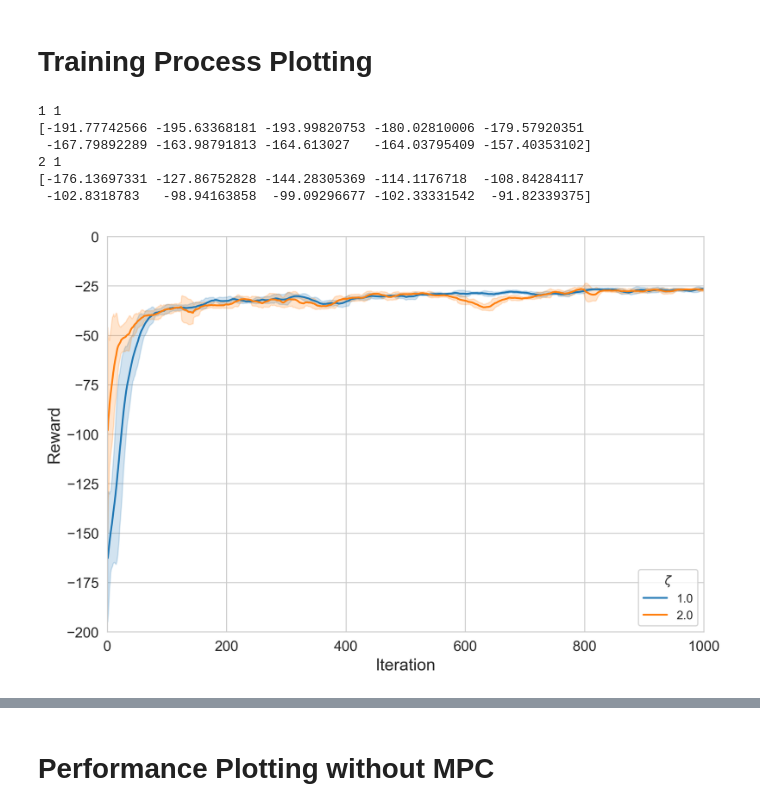
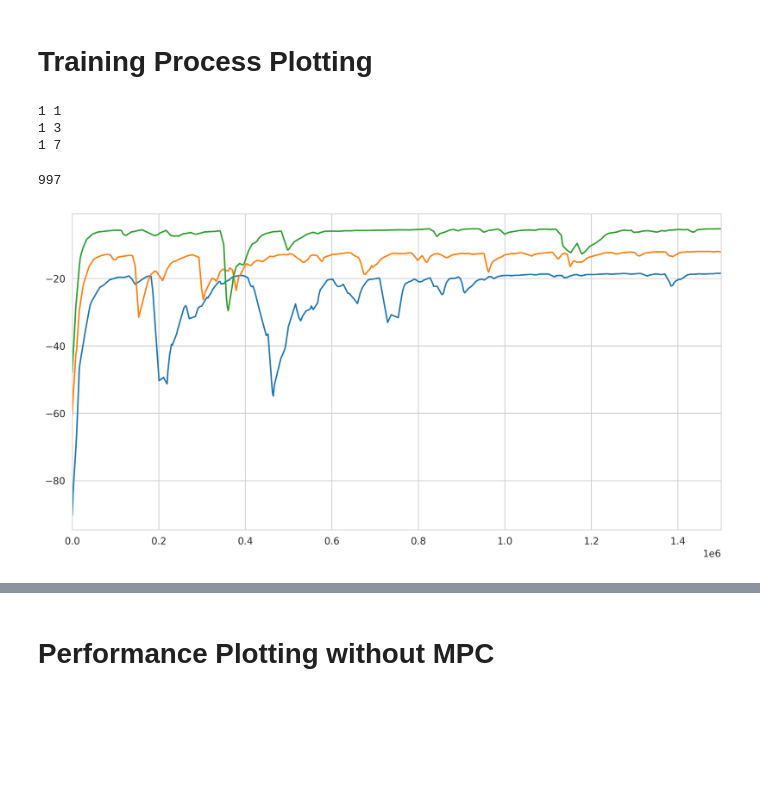
Before and after one commit to qiuruiyu/PDRL, a Jupyter notebook: draw.ipynb, the cells around one changed output, grey strips where cells are left out. Drawn from its saved outputs; the diff is of its cells as text; code cells hidden in the pictures; blank space fills up the shorter version.

```diff
--- a/draw.ipynb
+++ b/draw.ipynb
@@ -907,52 +630,48 @@ for ax in axs:
 # axs[0].legend()
 # %% [markdown]
 # Define
-# %%
-sns.set_theme(style="whitegrid")
 # %% [markdown]
 # Training Process Plotting
 # %%
 qr_pairs = [
     # (1, 1), (1, 2), (1, 5), (1, 8), (1, 10), (1, 15)
     # (20, 1), (10, 1), (1, 1), (1, 3), (1, 5), (1, 7)
-    (1, 1), (1, 2)
+    (1, 1), (1, 3), (1, 7)
 ]
 advs = [False]
 # %%
-plt.figure(figsize=(9, 6), dpi=300)
+plt.figure(figsize=(12, 6), dpi=300)
 i = 0
 for q, r in qr_pairs:
     for adv in advs:
         if adv:
             name = 'adv_q_' + str(q) + '_r_' + str(r)
         else:
             name = 'q_' + str(q) + '_r_' + str(r)
-        path = os.path.join(Params.data_path, name, 'train_record.pkl')
-        print(r, q)
-        res = load_pickle(path)
-        reward = res['reward']
-        reward = reward_cutting(reward, cutting_point=-200)
-        print(reward[:10])
-        # reward = reward[:2500]
-        iter, rwd, std = filter_data(reward, avg_win=20)
-        plt.plot(iter, rwd, color=cm.tab10(i), label=str(r/q))
-        r1 = list(map(lambda x: x[0]-1.96*x[1], zip(rwd, std)))
-        r2 = list(map(lambda x: x[0]+1.96*x[1], zip(rwd, std)))
-        plt.fill_between(iter, r1, r2, color=cm.tab10(i), alpha=0.2)
+        name = 'run-tensorboard_' + name + '_PPO_1-tag-rollout_ep_rew_mean.csv'
+        path = os.path.join('./data/train_records/', name)
+        print(q, r)
+        data = pd.read_csv(path)
+        step = np.array(data['Step'])
+        value = np.array(data['Value'])
+        step, value = reward_cutting(step, value, cutting_point=-100)
+        step, value, std = filter_data(step, value, avg_win=1)
+        plt.plot(step, value, color=cm.tab10(i), label=str(r/q))
+        r1 = list(map(lambda x: x[0]-1.96*x[1], zip(value, std)))
+        r2 = list(map(lambda x: x[0]+1.96*x[1], zip(value, std)))
+        plt.fill_between(step, r1, r2, color=cm.tab10(i), alpha=0.2)
         i += 1
-plt.ylabel('Reward', fontsize=14)
-plt.xlabel('Iteration', fontsize=14)
-plt.xticks(fontsize=12)
-plt.yticks(fontsize=12)
-plt.xlim((0, 1000))
-plt.ylim((-200, 0))
-# plt.title('reward curves of RL set', fontsize=20)
-leg = plt.legend(title='$\zeta$', loc='lower right')
+# plt.ylabel('Reward', fontsize=14)
+# plt.xlabel('Iteration', fontsize=14)
+# plt.xticks(fontsize=12)
+# plt.yticks(fontsize=12)
+plt.xlim((0, 1.5e6))
+# plt.ylim((-200, 0))
+# # plt.title('reward curves of RL set', fontsize=20)
+# leg = plt.legend(title='$\zeta$', loc='lower right')
 # %% [output]
 1 1
-[-191.77742566 -195.63368181 -193.99820753 -180.02810006 -179.57920351
- -167.79892289 -163.98791813 -164.613027   -164.03795409 -157.40353102]
-2 1
-[-176.13697331 -127.86752828 -144.28305369 -114.1176718  -108.84284117
- -102.8318783   -98.94163858  -99.09296677 -102.33331542  -91.82339375]
+1 3
+1 7
+997
-[figure, old version]
+[figure, new version]
```
Also changed, not shown: parts of 14 cells of this notebook, 12 other files.
